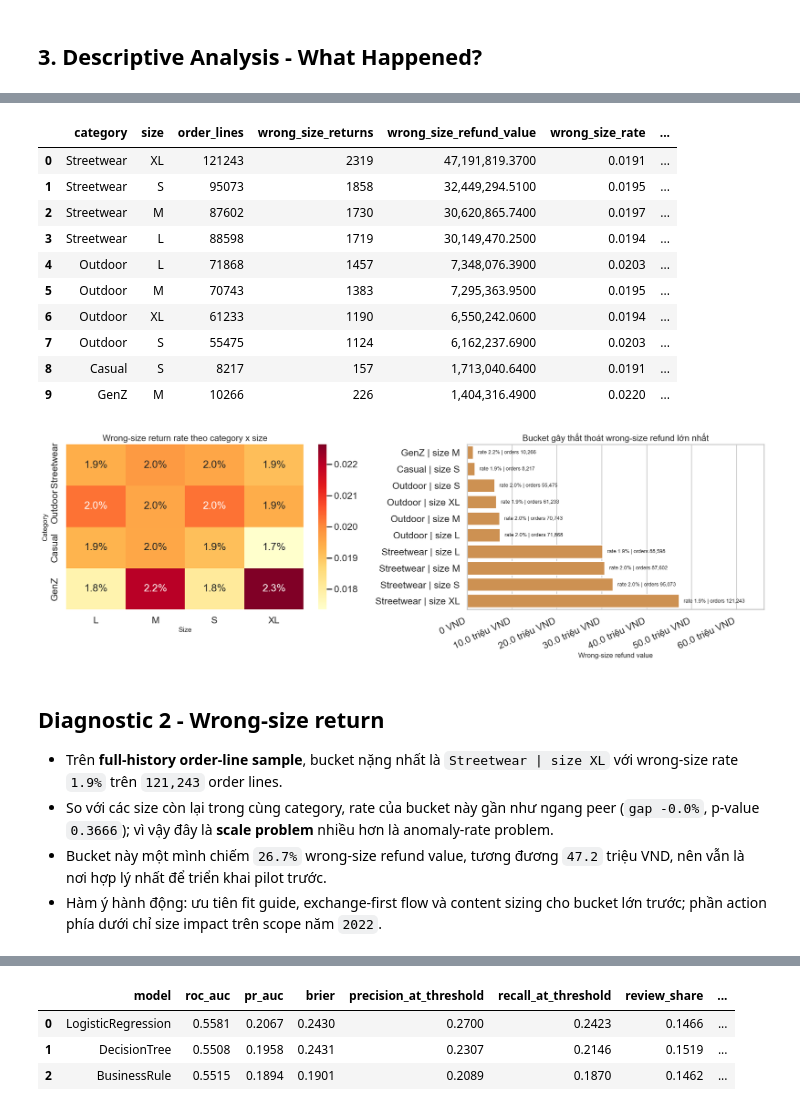
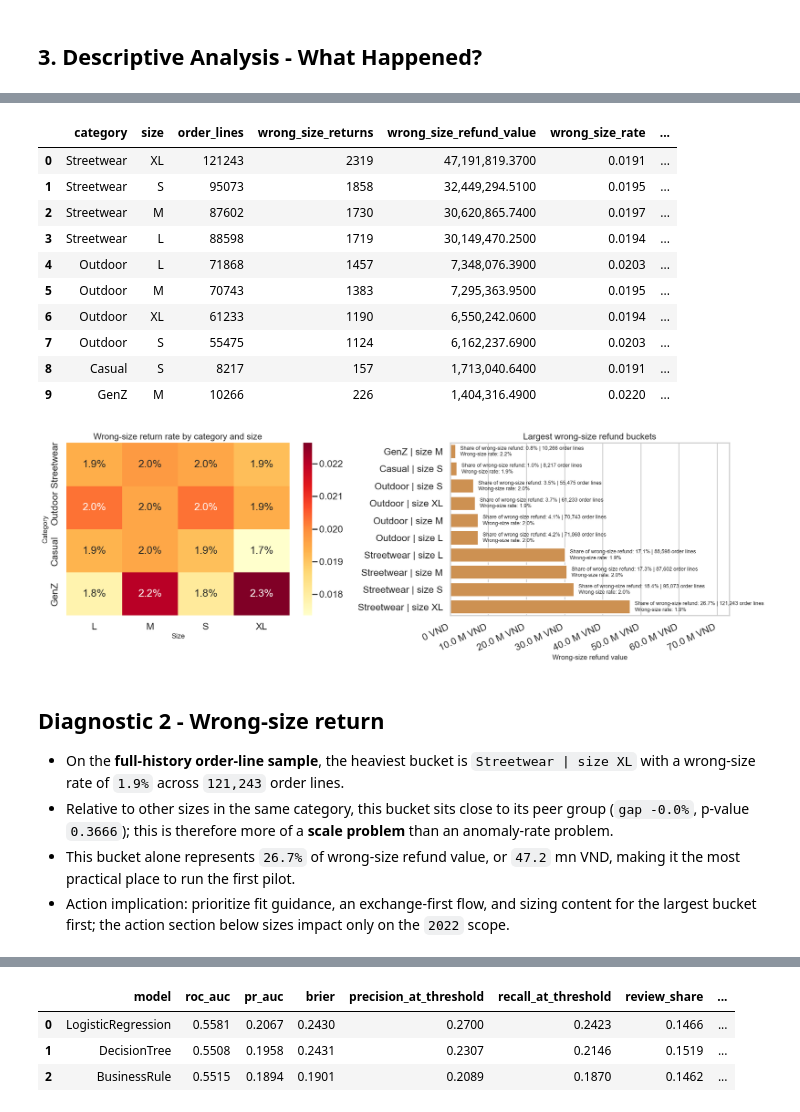
Before and after one commit to thtcsec/Datathon2026-TheGridbreakers-GenCore, a Jupyter notebook: notebooks/02_EDA_Prescriptive_Analysis.ipynb, the cells around one changed output, grey strips where cells are left out. Saved outputs shown, nothing was run; the diff lists cells and outputs as text; code cells hidden in the pictures.

```diff
--- a/notebooks/02_EDA_Prescriptive_Analysis.ipynb
+++ b/notebooks/02_EDA_Prescriptive_Analysis.ipynb
@@ -617,36 +617,36 @@ display(
 # %%
 size_pivot, size_ranking = build_size_story(fact_line)
 display(size_ranking.head(12))
 plot_size_story(size_pivot, size_ranking)
 
 top_size = size_ranking.iloc[0]
 display(
     Markdown(
         "## Diagnostic 2 - Wrong-size return\n"
-        f"- Trên **full-history order-line sample**, bucket nặng nhất là `{top_size['bucket']}` với wrong-size rate `{top_size['wrong_size_rate']:.1%}` trên `{int(top_size['order_lines']):,}` order lines.\n"
-        f"- So với các size còn lại trong cùng category, rate của bucket này gần như ngang peer (`gap {top_size['rate_gap_vs_category_peer']:.1%}`, p-value `{top_size['peer_gap_pvalue']:.4f}`); vì vậy đây là **scale problem** nhiều hơn là anomaly-rate problem.\n"
-        f"- Bucket này một mình chiếm `{top_size['share_of_wrong_size_refund']:.1%}` wrong-size refund value, tương đương `{top_size['wrong_size_refund_value']/1e6:.1f}` triệu VND, nên vẫn là nơi hợp lý nhất để triển khai pilot trước.\n"
-        f"- Hàm ý hành động: ưu tiên fit guide, exchange-first flow và content sizing cho bucket lớn trước; phần action phía dưới chỉ size impact trên scope năm `{recent_year}`."
+        f"- On the **full-history order-line sample**, the heaviest bucket is `{top_size['bucket']}` with a wrong-size rate of `{top_size['wrong_size_rate']:.1%}` across `{int(top_size['order_lines']):,}` order lines.\n"
+        f"- Relative to other sizes in the same category, this bucket sits close to its peer group (`gap {top_size['rate_gap_vs_category_peer']:.1%}`, p-value `{top_size['peer_gap_pvalue']:.4f}`); this is therefore more of a **scale problem** than an anomaly-rate problem.\n"
+        f"- This bucket alone represents `{top_size['share_of_wrong_size_refund']:.1%}` of wrong-size refund value, or `{top_size['wrong_size_refund_value']/1e6:.1f}` mn VND, making it the most practical place to run the first pilot.\n"
+        f"- Action implication: prioritize fit guidance, an exchange-first flow, and sizing content for the largest bucket first; the action section below sizes impact only on the `{recent_year}` scope."
     )
 )
 # %% [output]
 |  | category | size | order_lines | wrong_size_returns | wrong_size_refund_value | wrong_size_rate | ... |
 | 0 | Streetwear | XL | 121243 | 2319 | 47,191,819.3700 | 0.0191 | ... |
 | 1 | Streetwear | S | 95073 | 1858 | 32,449,294.5100 | 0.0195 | ... |
 | 2 | Streetwear | M | 87602 | 1730 | 30,620,865.7400 | 0.0197 | ... |
 | 3 | Streetwear | L | 88598 | 1719 | 30,149,470.2500 | 0.0194 | ... |
 | 4 | Outdoor | L | 71868 | 1457 | 7,348,076.3900 | 0.0203 | ... |
 | 5 | Outdoor | M | 70743 | 1383 | 7,295,363.9500 | 0.0195 | ... |
 | 6 | Outdoor | XL | 61233 | 1190 | 6,550,242.0600 | 0.0194 | ... |
 | 7 | Outdoor | S | 55475 | 1124 | 6,162,237.6900 | 0.0203 | ... |
 | 8 | Casual | S | 8217 | 157 | 1,713,040.6400 | 0.0191 | ... |
 | 9 | GenZ | M | 10266 | 226 | 1,404,316.4900 | 0.0220 | ... |
-[figure, old version]
+[figure, new version]
 ## Diagnostic 2 - Wrong-size return
-- Trên **full-history order-line sample**, bucket nặng nhất là `Streetwear | size XL` với wrong-size rate `1.9%` trên `121,243` order lines.
-- So với các size còn lại trong cùng category, rate của bucket này gần như ngang peer (`gap -0.0%`, p-value `0.3666`); vì vậy đây là **scale problem** nhiều hơn là anomaly-rate problem.
-- Bucket này một mình chiếm `26.7%` wrong-size refund value, tương đương `47.2` triệu VND, nên vẫn là nơi hợp lý nhất để triển khai pilot trước.
-- Hàm ý hành động: ưu tiên fit guide, exchange-first flow và content sizing cho bucket lớn trước; phần action phía dưới chỉ size impact trên scope năm `2022`.
+- On the **full-history order-line sample**, the heaviest bucket is `Streetwear | size XL` with a wrong-size rate of `1.9%` across `121,243` order lines.
+- Relative to other sizes in the same category, this bucket sits close to its peer group (`gap -0.0%`, p-value `0.3666`); this is therefore more of a **scale problem** than an anomaly-rate problem.
+- This bucket alone represents `26.7%` of wrong-size refund value, or `47.2` mn VND, making it the most practical place to run the first pilot.
+- Action implication: prioritize fit guidance, an exchange-first flow, and sizing content for the largest bucket first; the action section below sizes impact only on the `2022` scope.
 # %%
 promo_summary, promo_monthly = build_promo_story(fact_order)
 display(promo_summary.head(12))
```
Also changed, not shown: parts of 24 cells of this notebook, 1 other file.
